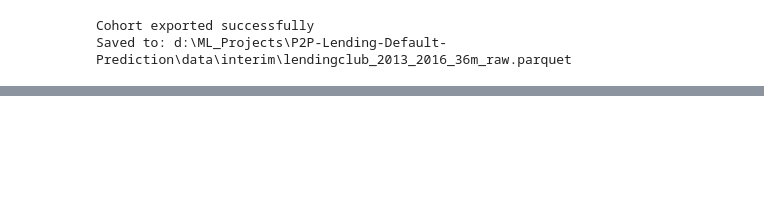
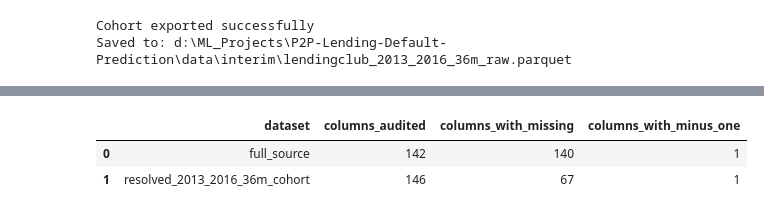
Before and after one commit to kaushal-trada/P2P-Lending-Default-Prediction, a Jupyter notebook: notebooks/00_dataAudit_and_reproducibility.ipynb, the cells around one changed output, grey strips where cells are left out. Saved outputs shown, nothing was run; the diff lists cells and outputs as text; code cells hidden in the pictures; blank space fills up the shorter version.

```diff
--- a/notebooks/00_DATA_AUDIT.IPYNB
+++ b/notebooks/00_dataAudit_and_reproducibility.ipynb
@@ -733,0 +850,97 @@ PASS: Cohort conditions are satisfied.
+# %%
+# 09 — Full-column missingness audit (source + selected cohort)
+# This report does not modify either dataset.
+import pandas as pd
+import polars as pl
+import pyarrow.parquet as pq
+from IPython.display import display
+
+AUDIT_REPORT_DIR = ROOT / "reports" / "data_audit"
+AUDIT_REPORT_DIR.mkdir(parents=True, exist_ok=True)
+
+missingness_datasets = {
+    "full_source": RAW_PARQUET,
+    "resolved_2013_2016_36m_cohort": COHORT_PATH,
+}
+
+# Treat null, whitespace-only strings, and explicit missing tokens as missing.
+# Count -1 separately because it is not a universal missing-value marker.
+MISSING_TOKENS = ["nan", "null", "none", "n/a", "na"]
+COLUMNS_PER_BATCH = 20  # Limits memory use on the large raw Parquet file.
+missingness_rows = []
+
+for dataset_name, dataset_path in missingness_datasets.items():
+    lazy = pl.scan_parquet(dataset_path)
+    schema = lazy.collect_schema()
+    column_names = schema.names()
+    total_rows = pq.ParquetFile(dataset_path).metadata.num_rows
+
+    print(f"Auditing missingness: {dataset_name} ({len(column_names)} columns)")
+
+    for start in range(0, len(column_names), COLUMNS_PER_BATCH):
+        batch = column_names[start:start + COLUMNS_PER_BATCH]
+        expressions = []
+
+        for col_name in batch:
+            value = pl.col(col_name)
+            text_value = value.cast(pl.String, strict=False).str.strip_chars()
+            lowered = text_value.str.to_lowercase()
+
+            expressions.extend([
+                value.is_null().sum().alias(f"{col_name}__null"),
+                (text_value == "").fill_null(False).sum().alias(
+                    f"{col_name}__blank"
+                ),
+                lowered.is_in(MISSING_TOKENS).fill_null(False).sum().alias(
+                    f"{col_name}__token"
+                ),
+                (text_value == "-1").fill_null(False).sum().alias(
+                    f"{col_name}__minus_one"
+                ),
+            ])
+
+        summary = lazy.select(expressions).collect().to_dicts()[0]
+
+        for col_name in batch:
+            null_count = int(summary[f"{col_name}__null"])
+            blank_count = int(summary[f"{col_name}__blank"])
+            token_count = int(summary[f"{col_name}__token"])
+            minus_one_count = int(summary[f"{col_name}__minus_one"])
+            missing_count = null_count + blank_count + token_count
+
+            missingness_rows.append({
+                "dataset": dataset_name,
+                "column": col_name,
+                "dtype": str(schema[col_name]),
+                "total_rows": total_rows,
+                "null_count": null_count,
+                "blank_count": blank_count,
+                "missing_text_count": token_count,
+                "missing_count": missing_count,
+                "missing_pct": round(
+                    100 * missing_count / total_rows, 4
+                ) if total_rows else 0.0,
+                "nonmissing_count": total_rows - missing_count,
+                "minus_one_count": minus_one_count,
+                "missing_or_minus_one_pct": round(
+                    100 * (missing_count + minus_one_count) / total_rows, 4
+                ) if total_rows else 0.0,
+            })
+
+missingness_report = pd.DataFrame(missingness_rows)
+missingness_report = missingness_report.sort_values(
+    ["dataset", "missing_pct", "column"],
+    ascending=[True, False, True],
+).reset_index(drop=True)
+
+missingness_path = AUDIT_REPORT_DIR / "09_full_column_missingness.csv"
+missingness_report.to_csv(missingness_path, index=False)
+
+print("Saved audit report:", missingness_path)
+print("Rows in report:", len(missingness_report))
+display(missingness_report.groupby("dataset", as_index=False).agg(
+    columns_audited=("column", "size"),
+    columns_with_missing=("missing_count", lambda x: int((x > 0).sum())),
+    columns_with_minus_one=("minus_one_count", lambda x: int((x > 0).sum())),
+))
+# %% [output]
@@ -733,0 +951,3 @@ PASS: Cohort conditions are satisfied.
+|  | dataset | columns_audited | columns_with_missing | columns_with_minus_one |
+| 0 | full_source | 142 | 140 | 1 |
+| 1 | resolved_2013_2016_36m_cohort | 146 | 67 | 1 |
```
Also changed, not shown: parts of 21 cells of this notebook, 10 other files.
